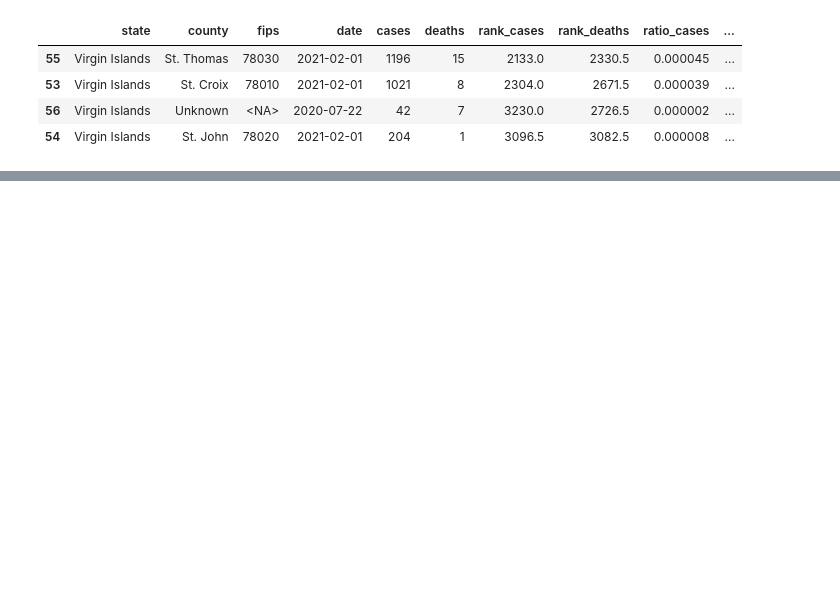
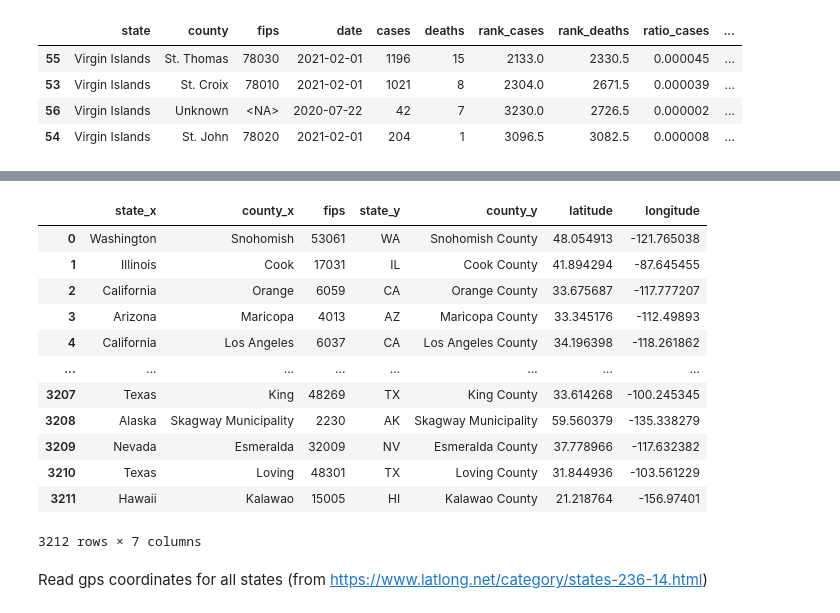
Before and after one commit to severine-baudry/capstone_data_engineer, a Jupyter notebook: NYT_to_gazetter.ipynb, the cells around one changed output, grey strips where cells are left out. Cells and saved outputs as stored; diff of their text form; code cells hidden in the pictures; blank space fills up the shorter version.

```diff
--- a/NYT_to_gazetter.ipynb
+++ b/NYT_to_gazetter.ipynb
@@ -264,0 +374,18 @@ array([<AxesSubplot:>, <AxesSubplot:>], dtype=object)
+# %%
+nytimes_geo
+# %% [output]
+|  | state_x | county_x | fips | state_y | county_y | latitude | longitude |
+| 0 | Washington | Snohomish | 53061 | WA | Snohomish County | 48.054913 | -121.765038 |
+| 1 | Illinois | Cook | 17031 | IL | Cook County | 41.894294 | -87.645455 |
+| 2 | California | Orange | 6059 | CA | Orange County | 33.675687 | -117.777207 |
+| 3 | Arizona | Maricopa | 4013 | AZ | Maricopa County | 33.345176 | -112.49893 |
+| 4 | California | Los Angeles | 6037 | CA | Los Angeles County | 34.196398 | -118.261862 |
+| ... | ... | ... | ... | ... | ... | ... | ... |
+| 3207 | Texas | King | 48269 | TX | King County | 33.614268 | -100.245345 |
+| 3208 | Alaska | Skagway Municipality | 2230 | AK | Skagway Municipality | 59.560379 | -135.338279 |
+| 3209 | Nevada | Esmeralda | 32009 | NV | Esmeralda County | 37.778966 | -117.632382 |
+| 3210 | Texas | Loving | 48301 | TX | Loving County | 31.844936 | -103.561229 |
+| 3211 | Hawaii | Kalawao | 15005 | HI | Kalawao County | 21.218764 | -156.97401 |
+3212 rows × 7 columns
+# %% [markdown]
+Read gps coordinates for all states (from https://www.latlong.net/category/states-236-14.html)
```
Also changed, not shown: parts of 28 cells of this notebook.
